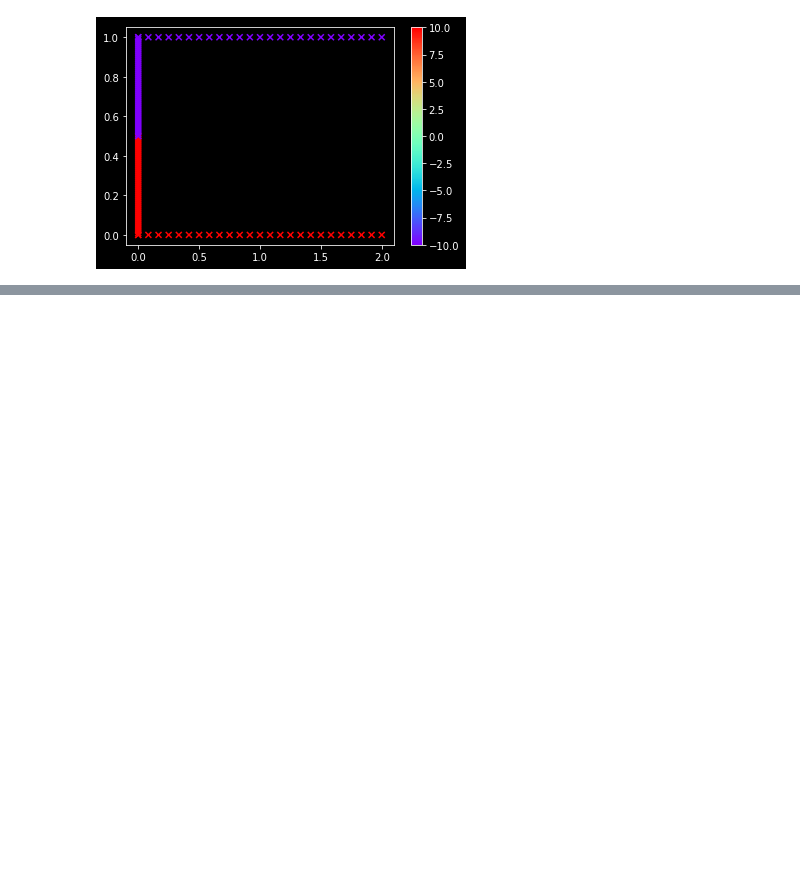
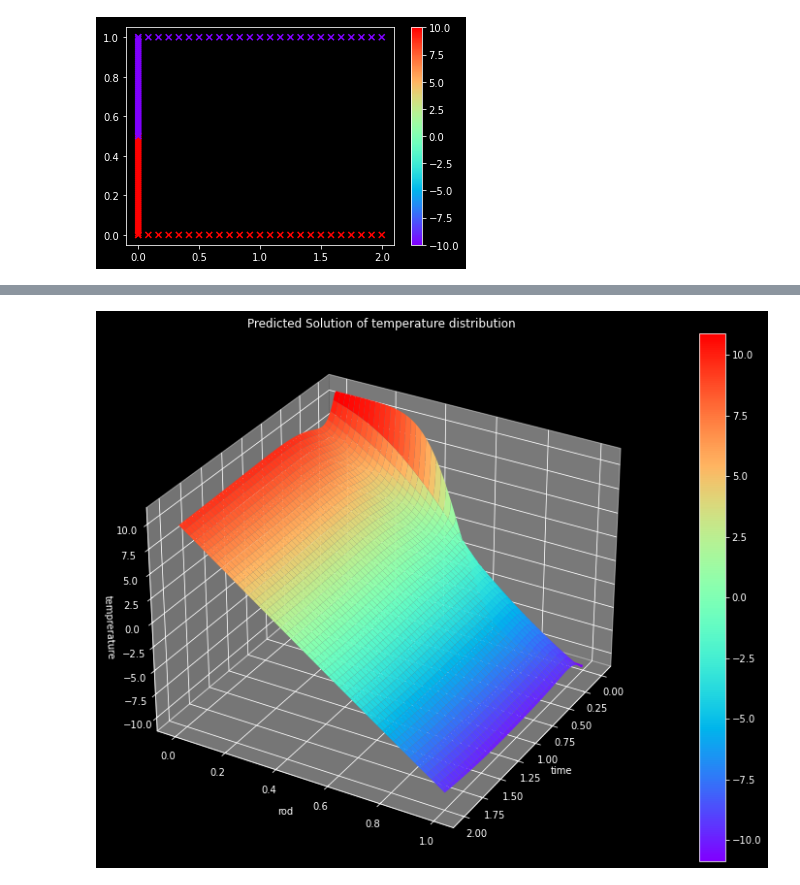
Before and after one commit to MasterMeep/Heat-Equation-PINN-prediction, a Jupyter notebook: main.ipynb, the cells around one changed output, grey strips where cells are left out. Cells and saved outputs as stored; diff of their text form; code cells hidden in the pictures; blank space fills up the shorter version.

```diff
--- a/main.ipynb
+++ b/main.ipynb
@@ -138,0 +155,35 @@ Epoch: 15000, Loss: 6.098281
+# %%
+import matplotlib.pyplot as plt
+from mpl_toolkits.mplot3d import Axes3D
+import numpy as np
+
+plt.style.use('dark_background')
+fig = plt.figure(figsize=(20, 10))
+ax = fig.add_subplot(111, projection='3d')
+
+mesh = np.meshgrid(np.linspace(0, TIMEFRAME, 200), np.linspace(0, 1, 100))
+mesh_x, mesh_y = mesh[0], mesh[1]
+mesh = np.array([mesh_x, -mesh_y], dtype=np.float32)
+
+input_data = np.stack((mesh_x, mesh_y), axis=-1)
+input_data = input_data.reshape(-1, 2)
+
+input_data = torch.from_numpy(input_data).to('cuda')
+
+input_data = input_data.float()
+height_data = model(input_data).cpu().detach().numpy()
+height_data = height_data.reshape(100, 200)
+
+surf = ax.plot_surface(mesh_x, mesh_y, height_data, cmap='rainbow')
+
+fig.colorbar(surf)
+
+ax.set_title('Predicted Solution of temperature distribution')
+ax.set_xlabel('time')
+ax.set_ylabel('rod')
+ax.set_zlabel('temprerature')
+
+ax.view_init(30, 30)
+plt.show()
+# %% [output]
+[figure, added]
```
Also changed, not shown: parts of 3 cells of this notebook.
